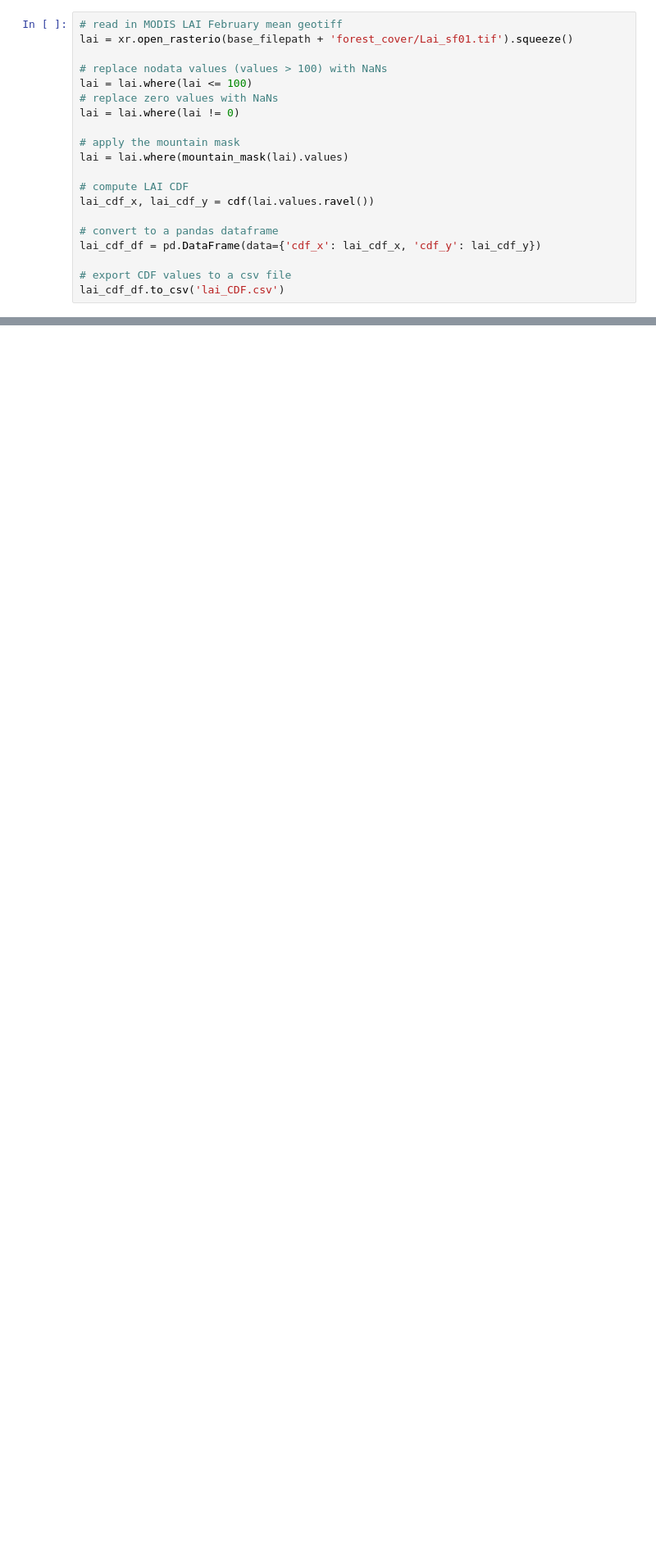
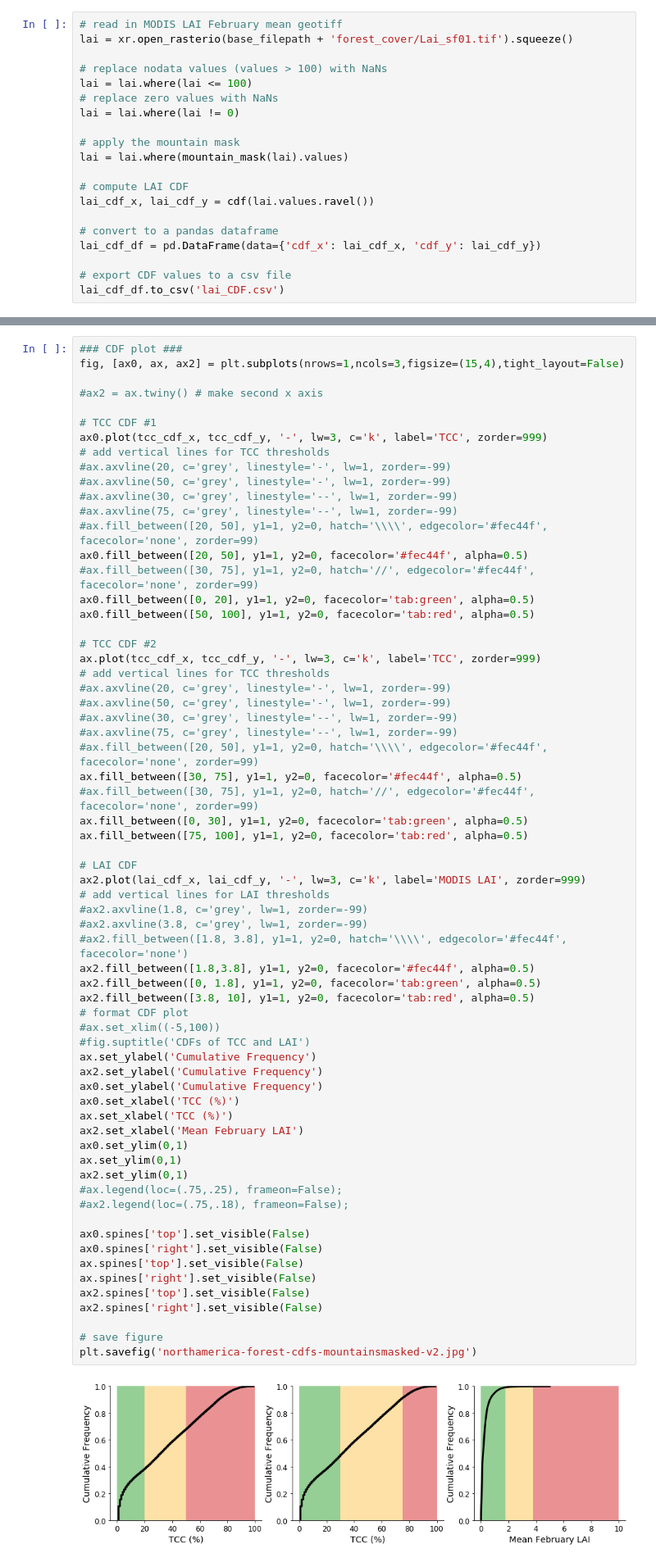
Before and after one commit to spestana/ssum, a Jupyter notebook: northamerica-tcc-plots.ipynb, the cells around one changed output, grey strips where cells are left out. Shown at 82% size. Cells and saved outputs as stored; diff of their text form; blank space fills up the shorter version.

```diff
--- a/northamerica-tcc-plots.ipynb
+++ b/northamerica-tcc-plots.ipynb
@@ -106,3 +118,70 @@ plt.savefig('northamerica-forest-maps-mountainsmasked.jpg')
+# %%
+### CDF plot ###
+fig, [ax0, ax, ax2] = plt.subplots(nrows=1,ncols=3,figsize=(15,4),tight_layout=False)
+
+#ax2 = ax.twiny() # make second x axis
+
+# TCC CDF #1
+ax0.plot(tcc_cdf_x, tcc_cdf_y, '-', lw=3, c='k', label='TCC', zorder=999)
+# add vertical lines for TCC thresholds
+#ax.axvline(20, c='grey', linestyle='-', lw=1, zorder=-99)
+#ax.axvline(50, c='grey', linestyle='-', lw=1, zorder=-99)
+#ax.axvline(30, c='grey', linestyle='--', lw=1, zorder=-99)
+#ax.axvline(75, c='grey', linestyle='--', lw=1, zorder=-99)
+#ax.fill_between([20, 50], y1=1, y2=0, hatch='\\\\', edgecolor='#fec44f', facecolor='none', zorder=99)
+ax0.fill_between([20, 50], y1=1, y2=0, facecolor='#fec44f', alpha=0.5)
+#ax.fill_between([30, 75], y1=1, y2=0, hatch='//', edgecolor='#fec44f', facecolor='none', zorder=99)
+ax0.fill_between([0, 20], y1=1, y2=0, facecolor='tab:green', alpha=0.5)
+ax0.fill_between([50, 100], y1=1, y2=0, facecolor='tab:red', alpha=0.5)
+
+# TCC CDF #2
+ax.plot(tcc_cdf_x, tcc_cdf_y, '-', lw=3, c='k', label='TCC', zorder=999)
+# add vertical lines for TCC thresholds
+#ax.axvline(20, c='grey', linestyle='-', lw=1, zorder=-99)
+#ax.axvline(50, c='grey', linestyle='-', lw=1, zorder=-99)
+#ax.axvline(30, c='grey', linestyle='--', lw=1, zorder=-99)
+#ax.axvline(75, c='grey', linestyle='--', lw=1, zorder=-99)
+#ax.fill_between([20, 50], y1=1, y2=0, hatch='\\\\', edgecolor='#fec44f', facecolor='none', zorder=99)
+ax.fill_between([30, 75], y1=1, y2=0, facecolor='#fec44f', alpha=0.5)
+#ax.fill_between([30, 75], y1=1, y2=0, hatch='//', edgecolor='#fec44f', facecolor='none', zorder=99)
+ax.fill_between([0, 30], y1=1, y2=0, facecolor='tab:green', alpha=0.5)
+ax.fill_between([75, 100], y1=1, y2=0, facecolor='tab:red', alpha=0.5)
+
+# LAI CDF
+ax2.plot(lai_cdf_x, lai_cdf_y, '-', lw=3, c='k', label='MODIS LAI', zorder=999)
+# add vertical lines for LAI thresholds
+#ax2.axvline(1.8, c='grey', lw=1, zorder=-99)
+#ax2.axvline(3.8, c='grey', lw=1, zorder=-99)
+#ax2.fill_between([1.8, 3.8], y1=1, y2=0, hatch='\\\\', edgecolor='#fec44f', facecolor='none')
+ax2.fill_between([1.8,3.8], y1=1, y2=0, facecolor='#fec44f', alpha=0.5)
+ax2.fill_between([0, 1.8], y1=1, y2=0, facecolor='tab:green', alpha=0.5)
+ax2.fill_between([3.8, 10], y1=1, y2=0, facecolor='tab:red', alpha=0.5)
+# format CDF plot
+#ax.set_xlim((-5,100))
+#fig.suptitle('CDFs of TCC and LAI')
+ax.set_ylabel('Cumulative Frequency')
+ax2.set_ylabel('Cumulative Frequency')
+ax0.set_ylabel('Cumulative Frequency')
+ax0.set_xlabel('TCC (%)')
+ax.set_xlabel('TCC (%)')
+ax2.set_xlabel('Mean February LAI')
+ax0.set_ylim(0,1)
+ax.set_ylim(0,1)
+ax2.set_ylim(0,1)
+#ax.legend(loc=(.75,.25), frameon=False);
+#ax2.legend(loc=(.75,.18), frameon=False);
+
+ax0.spines['top'].set_visible(False)
+ax0.spines['right'].set_visible(False)
+ax.spines['top'].set_visible(False)
+ax.spines['right'].set_visible(False)
+ax2.spines['top'].set_visible(False)
+ax2.spines['right'].set_visible(False)
+
+# save figure
+plt.savefig('northamerica-forest-cdfs-mountainsmasked-v2.jpg')
+# %% [output]
+[figure, added]
 # %%
 ### CDF plot ###
 fig, [ax, ax2] = plt.subplots(nrows=1,ncols=2,figsize=(10,4),tight_layout=False)
```
Also changed, not shown: parts of 2 cells of this notebook, 1 other file.
